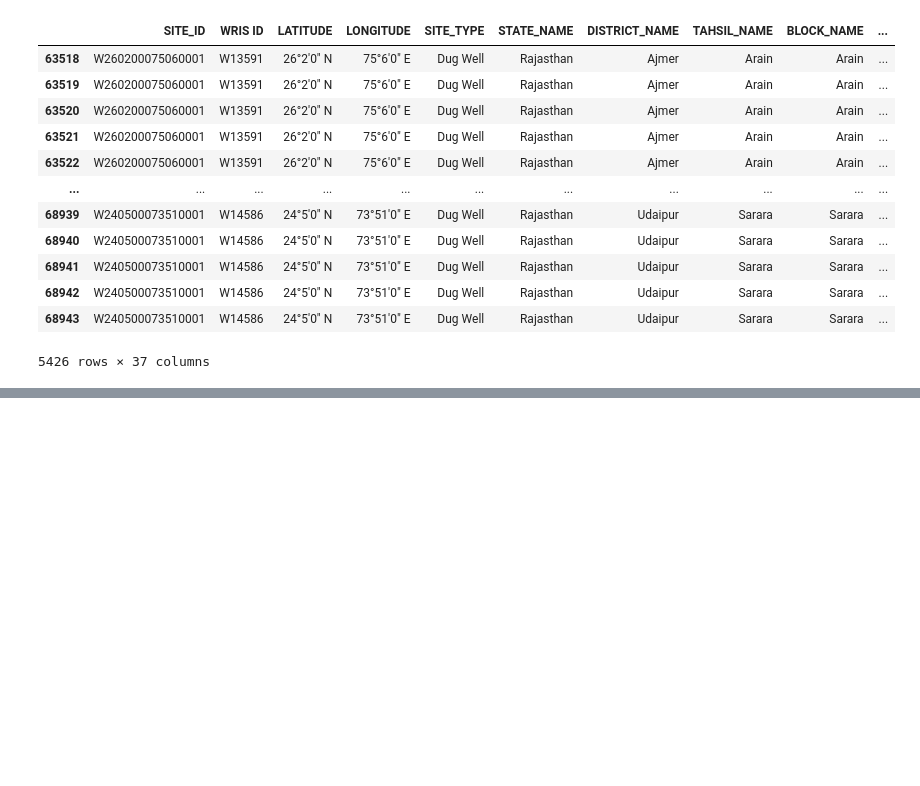
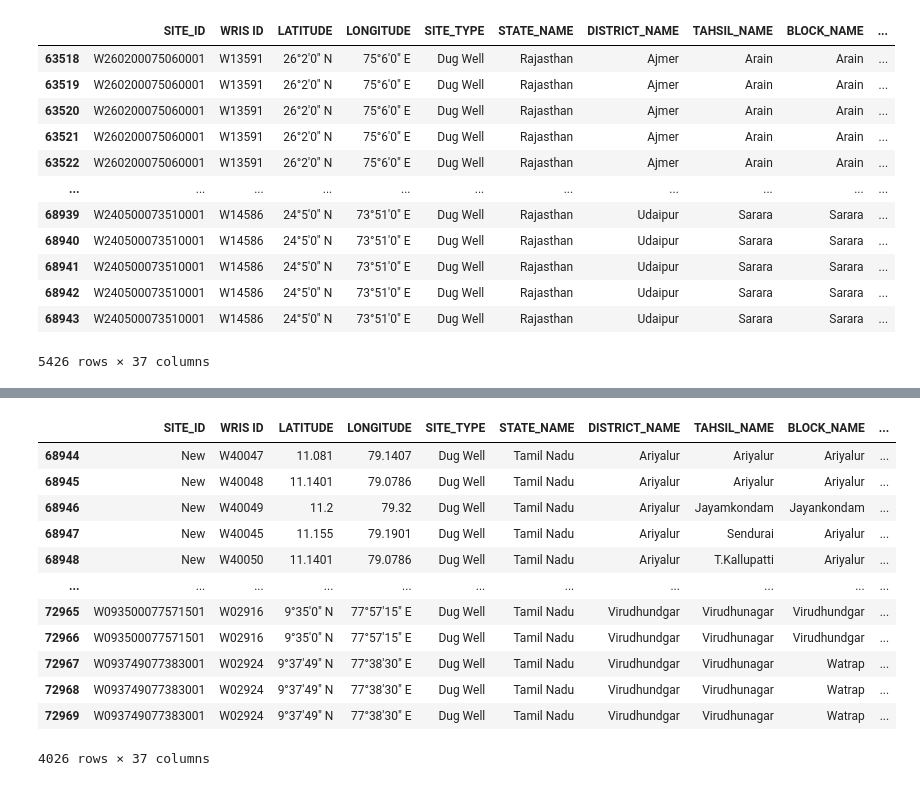
Before and after one commit to Akshay2002Singh/Water-Analysis_Python_ML, a Jupyter notebook: 5 states/analysis.ipynb, the cells around one changed output, grey strips where cells are left out. Saved outputs shown, nothing was run; the diff lists cells and outputs as text; code cells hidden in the pictures; blank space fills up the shorter version.

```diff
--- a/5 states/analysis.ipynb
+++ b/5 states/analysis.ipynb
@@ -44,0 +108,17 @@ Rajasthan
+# %%
+Tamil_Nadu = all_data.loc[all_data['STATE_NAME']=='Tamil Nadu']
+Tamil_Nadu
+# %% [output]
+|  | SITE_ID | WRIS ID | LATITUDE | LONGITUDE | SITE_TYPE | STATE_NAME | DISTRICT_NAME | TAHSIL_NAME | BLOCK_NAME | ... |
+| 68944 | New | W40047 | 11.081 | 79.1407 | Dug Well | Tamil Nadu | Ariyalur | Ariyalur | Ariyalur | ... |
+| 68945 | New | W40048 | 11.1401 | 79.0786 | Dug Well | Tamil Nadu | Ariyalur | Ariyalur | Ariyalur | ... |
+| 68946 | New | W40049 | 11.2 | 79.32 | Dug Well | Tamil Nadu | Ariyalur | Jayamkondam | Jayankondam | ... |
+| 68947 | New | W40045 | 11.155 | 79.1901 | Dug Well | Tamil Nadu | Ariyalur | Sendurai | Ariyalur | ... |
+| 68948 | New | W40050 | 11.1401 | 79.0786 | Dug Well | Tamil Nadu | Ariyalur | T.Kallupatti | Ariyalur | ... |
+| ... | ... | ... | ... | ... | ... | ... | ... | ... | ... | ... |
+| 72965 | W093500077571501 | W02916 | 9°35'0" N | 77°57'15" E | Dug Well | Tamil Nadu | Virudhundgar | Virudhunagar | Virudhundgar | ... |
+| 72966 | W093500077571501 | W02916 | 9°35'0" N | 77°57'15" E | Dug Well | Tamil Nadu | Virudhundgar | Virudhunagar | Virudhundgar | ... |
+| 72967 | W093749077383001 | W02924 | 9°37'49" N | 77°38'30" E | Dug Well | Tamil Nadu | Virudhundgar | Virudhunagar | Watrap | ... |
+| 72968 | W093749077383001 | W02924 | 9°37'49" N | 77°38'30" E | Dug Well | Tamil Nadu | Virudhundgar | Virudhunagar | Watrap | ... |
+| 72969 | W093749077383001 | W02924 | 9°37'49" N | 77°38'30" E | Dug Well | Tamil Nadu | Virudhundgar | Virudhunagar | Watrap | ... |
+4026 rows × 37 columns
```
Also changed, not shown: parts of 8 cells of this notebook.
